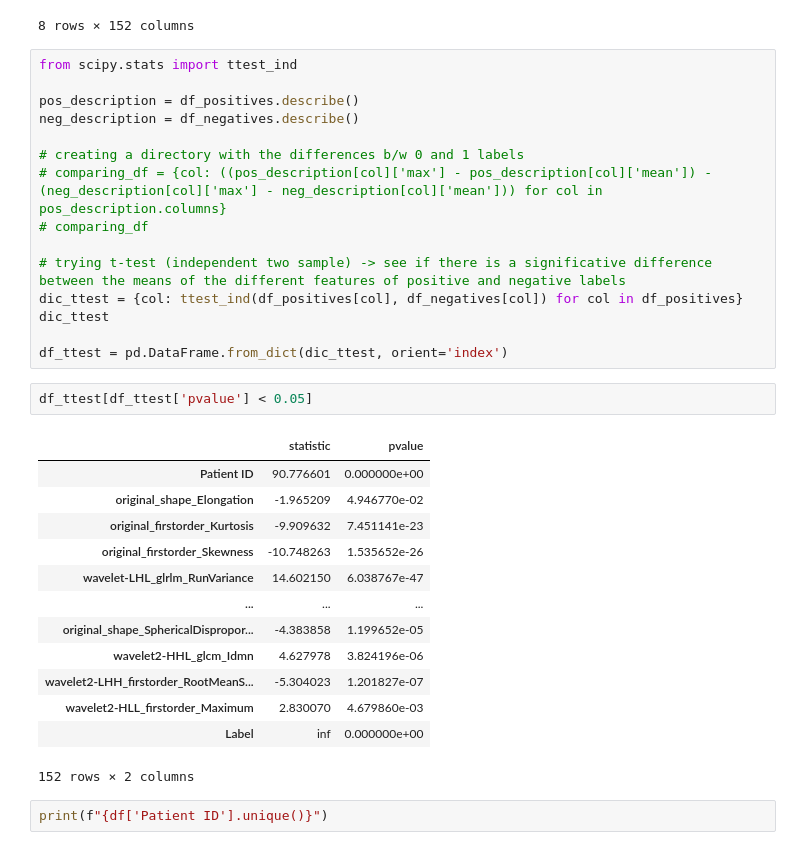
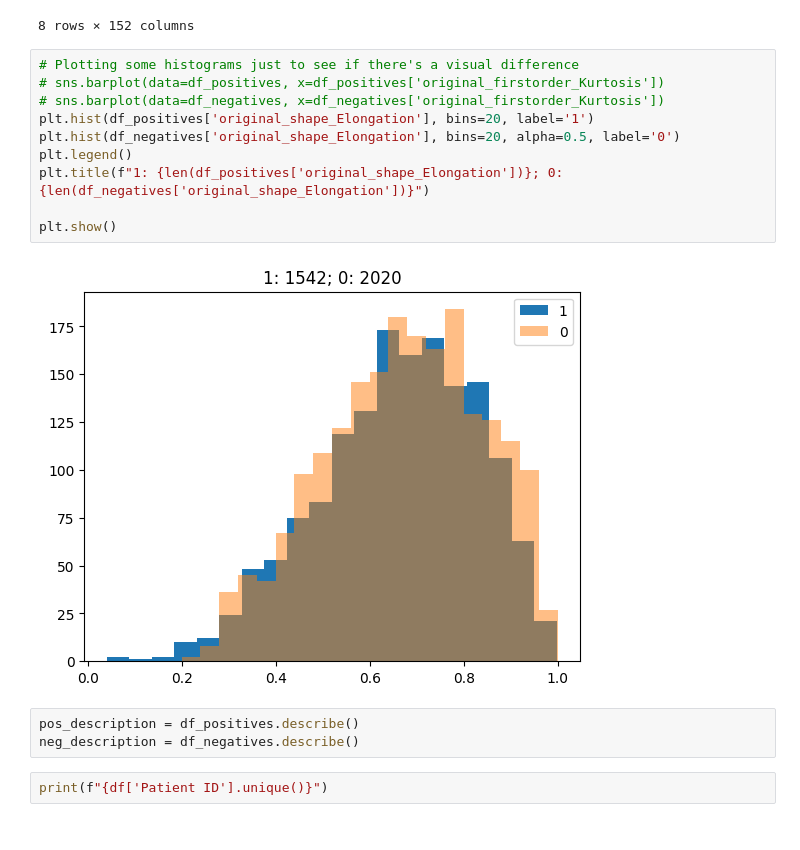
Before and after one commit to cesarz10/Techniques-of-AI, a Jupyter notebook: Project/breast_cancer.ipynb, the cells around one changed output. Saved outputs shown, nothing was run; the diff lists cells and outputs as text.

```diff
--- a/Project/breast_cancer.ipynb
+++ b/Project/breast_cancer.ipynb
@@ -41,37 +44,21 @@ df_negatives.describe()
 | 75% | 36.000000 | 0.797426 | 2.762318 | 0.762858 | 4.757779 | ... |
 | max | 46.000000 | 1.000000 | 8.111111 | 2.666667 | 25.203036 | ... |
 8 rows × 152 columns
-# %%
-from scipy.stats import ttest_ind
-
-pos_description = df_positives.describe()
-neg_description = df_negatives.describe()
-
-# creating a directory with the differences b/w 0 and 1 labels
-# comparing_df = {col: ((pos_description[col]['max'] - pos_description[col]['mean']) - (neg_description[col]['max'] - neg_description[col]['mean'])) for col in pos_description.columns}
-# comparing_df
-
-# trying t-test (independent two sample) -> see if there is a significative difference between the means of the different features of positive and negative labels
-dic_ttest = {col: ttest_ind(df_positives[col], df_negatives[col]) for col in df_positives}
-dic_ttest
-
-df_ttest = pd.DataFrame.from_dict(dic_ttest, orient='index')
-# %%
-df_ttest[df_ttest['pvalue'] < 0.05]
-# %% [output]
-|  | statistic | pvalue |
-| Patient ID | 90.776601 | 0.000000e+00 |
-| original_shape_Elongation | -1.965209 | 4.946770e-02 |
-| original_firstorder_Kurtosis | -9.909632 | 7.451141e-23 |
-| original_firstorder_Skewness | -10.748263 | 1.535652e-26 |
-| wavelet-LHL_glrlm_RunVariance | 14.602150 | 6.038767e-47 |
-| ... | ... | ... |
-| original_shape_SphericalDispropor... | -4.383858 | 1.199652e-05 |
-| wavelet2-HHL_glcm_Idmn | 4.627978 | 3.824196e-06 |
-| wavelet2-LHH_firstorder_RootMeanS... | -5.304023 | 1.201827e-07 |
-| wavelet2-HLL_firstorder_Maximum | 2.830070 | 4.679860e-03 |
-| Label | inf | 0.000000e+00 |
-152 rows × 2 columns
+# %%
+# Plotting some histograms just to see if there's a visual difference
+# sns.barplot(data=df_positives, x=df_positives['original_firstorder_Kurtosis'])
+# sns.barplot(data=df_negatives, x=df_negatives['original_firstorder_Kurtosis'])
+plt.hist(df_positives['original_shape_Elongation'], bins=20, label='1')
+plt.hist(df_negatives['original_shape_Elongation'], bins=20, alpha=0.5, label='0')
+plt.legend()
+plt.title(f"1: {len(df_positives['original_shape_Elongation'])}; 0: {len(df_negatives['original_shape_Elongation'])}")
+
+plt.show()
+# %% [output]
+[figure, added]
+# %%
+pos_description = df_positives.describe()
+neg_description = df_negatives.describe()
 # %%
 print(f"{df['Patient ID'].unique()}")
 # %% [output]
```
Also changed, not shown: parts of 4 cells of this notebook.
